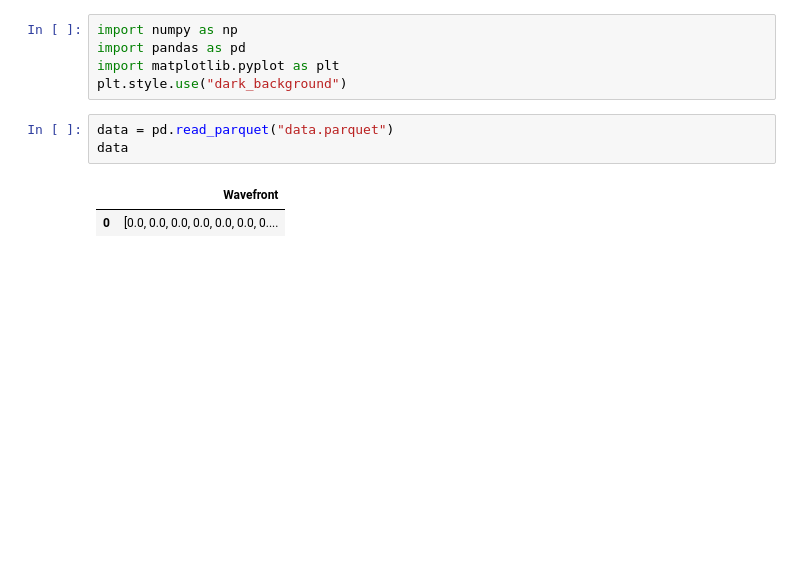
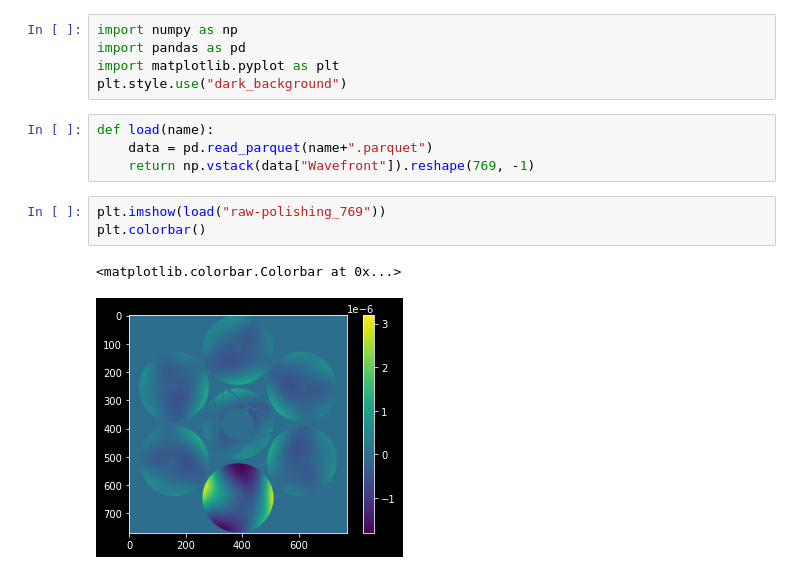
Before and after one commit to rodrigo-romano/dos-actors, a Jupyter notebook: examples/static_aberration/wavefront.ipynb, the cells around one changed output. Saved outputs shown, nothing was run; the diff lists cells and outputs as text; blank space fills up the shorter version.

```diff
--- a/examples/static_aberration/wavefront.ipynb
+++ b/examples/static_aberration/wavefront.ipynb
@@ -3,9 +3,13 @@ import numpy as np
 import pandas as pd
 import matplotlib.pyplot as plt
 plt.style.use("dark_background")
-# %%
-data = pd.read_parquet("data.parquet")
-data
-# %% [output]
-|  | Wavefront |
-| 0 | [0.0, 0.0, 0.0, 0.0, 0.0, 0.0, 0.... |
+# %%
+def load(name):
+    data = pd.read_parquet(name+".parquet")
+    return np.vstack(data["Wavefront"]).reshape(769, -1)
+# %%
+plt.imshow(load("raw-polishing_769"))
+plt.colorbar()
+# %% [output]
+<matplotlib.colorbar.Colorbar at 0x...>
+[figure, added]
```
Also changed, not shown: parts of 5 cells of this notebook, 5 other files.
